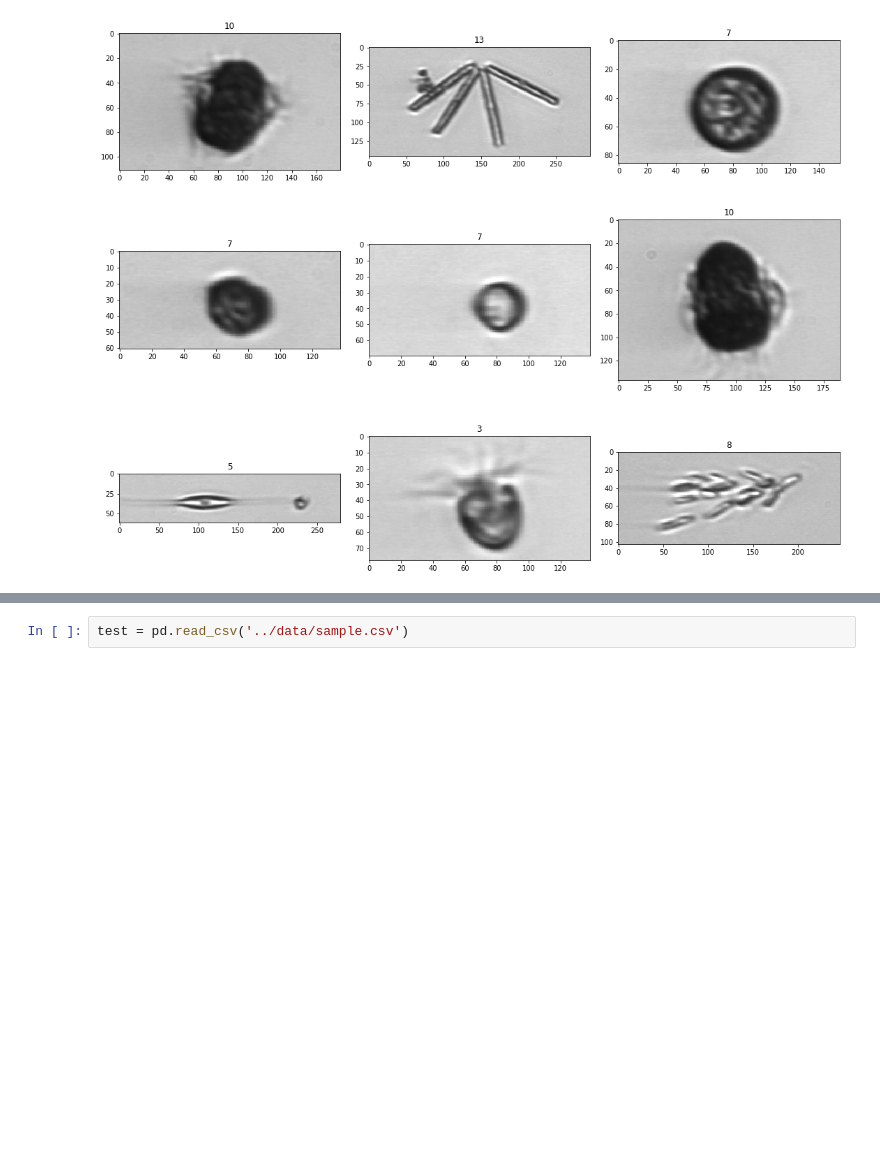
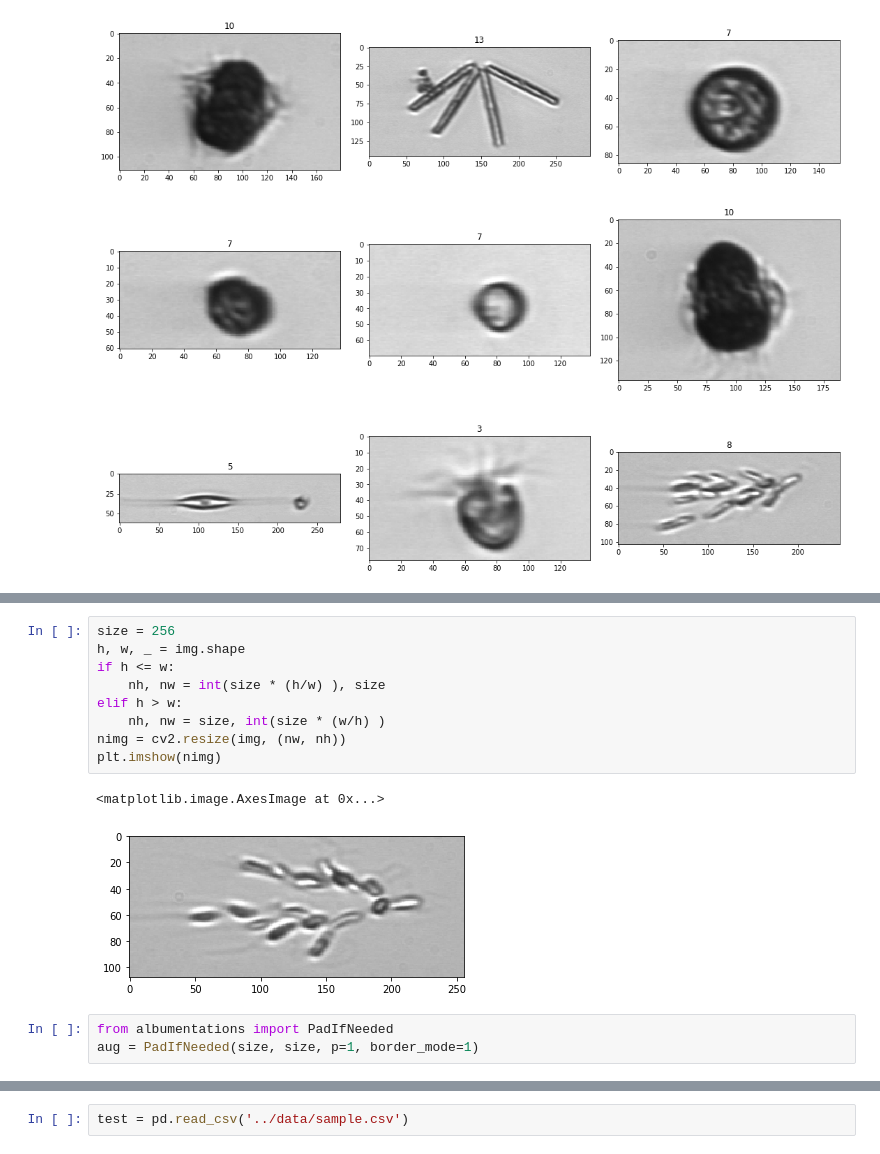
Before and after one commit to pyaf/Cellular-image-classification-vista19, a Jupyter notebook: notebooks/EDA.ipynb, the cells around one changed output, grey strips where cells are left out. Cells and saved outputs as stored; diff of their text form; blank space fills up the shorter version.

```diff
--- a/notebooks/EDA.ipynb
+++ b/notebooks/EDA.ipynb
@@ -98,0 +163,15 @@ display_samples(train_df)
+# %%
+size = 256
+h, w, _ = img.shape
+if h <= w:
+    nh, nw = int(size * (h/w) ), size
+elif h > w:
+    nh, nw = size, int(size * (w/h) )
+nimg = cv2.resize(img, (nw, nh))
+plt.imshow(nimg)
+# %% [output]
+<matplotlib.image.AxesImage at 0x...>
+[figure, added]
+# %%
+from albumentations import PadIfNeeded
+aug = PadIfNeeded(size, size, p=1, border_mode=1)
```
Also changed, not shown: parts of 9 cells of this notebook, 4 other files.
